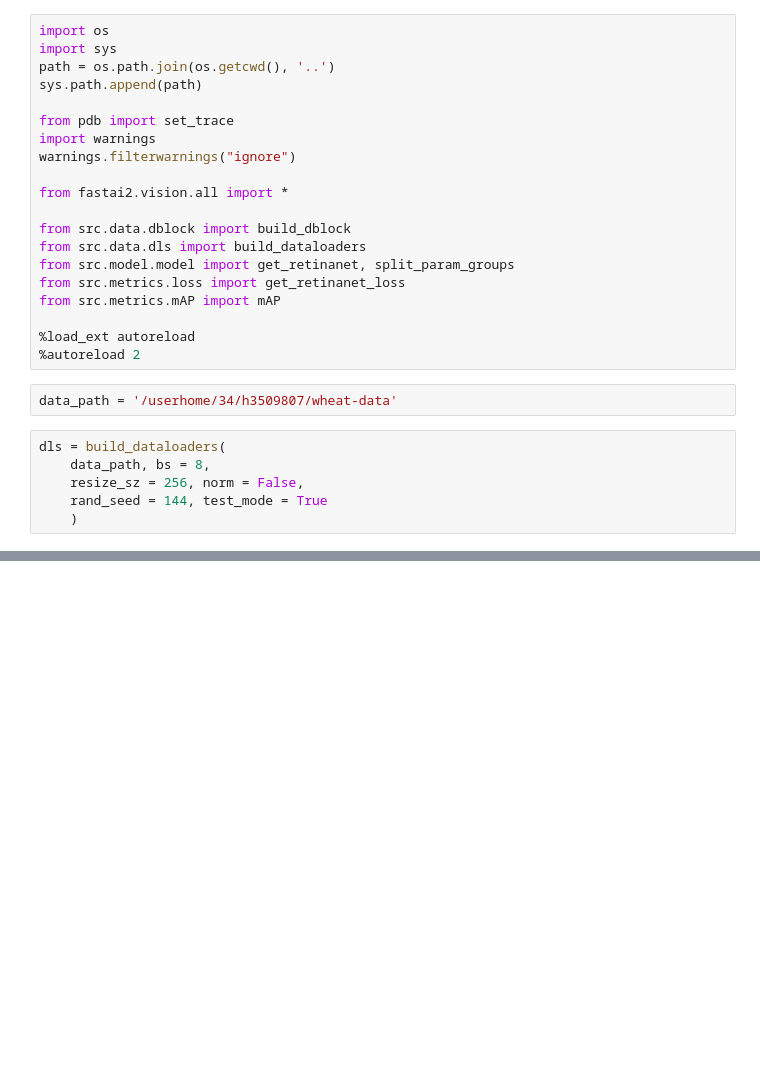
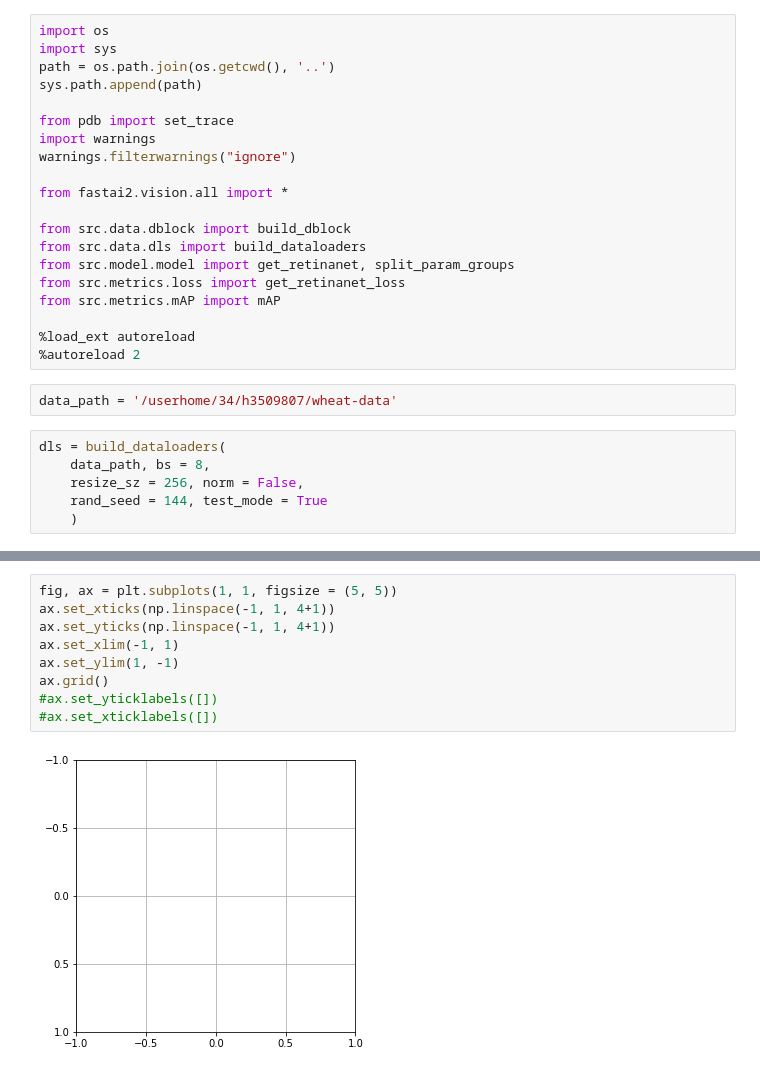
Before and after one commit to riven314/Wheat-Detection-2020, a Jupyter notebook: ipynb/analyze_retinanet_model.ipynb, the cells around one changed output, grey strips where cells are left out. Cells and saved outputs as stored; diff of their text form; blank space fills up the shorter version.

```diff
--- a/ipynb/analyze_retinanet_model.ipynb
+++ b/ipynb/analyze_retinanet_model.ipynb
@@ -33,0 +90,11 @@ dls = build_dataloaders(
+# %%
+fig, ax = plt.subplots(1, 1, figsize = (5, 5))
+ax.set_xticks(np.linspace(-1, 1, 4+1))
+ax.set_yticks(np.linspace(-1, 1, 4+1))
+ax.set_xlim(-1, 1)
+ax.set_ylim(1, -1)
+ax.grid()
+#ax.set_yticklabels([])
+#ax.set_xticklabels([])
+# %% [output]
+[figure, added]
```
Also changed, not shown: parts of 30 cells of this notebook.
